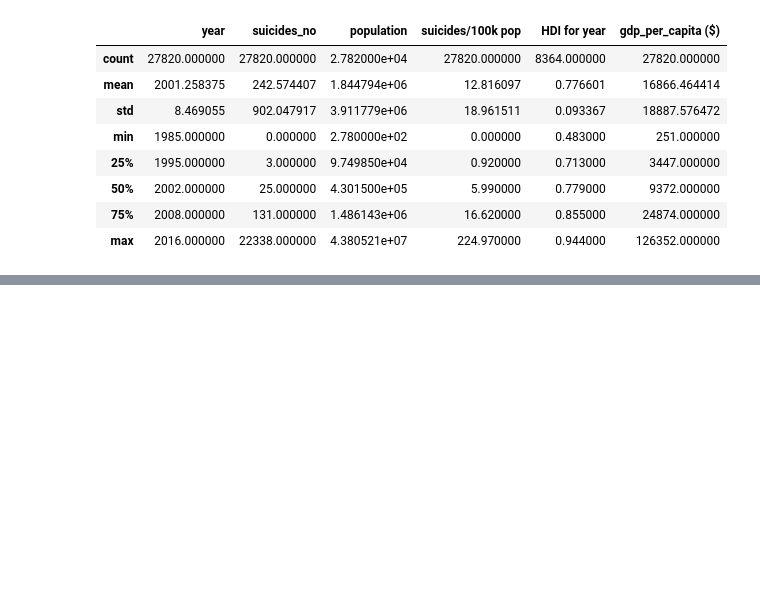
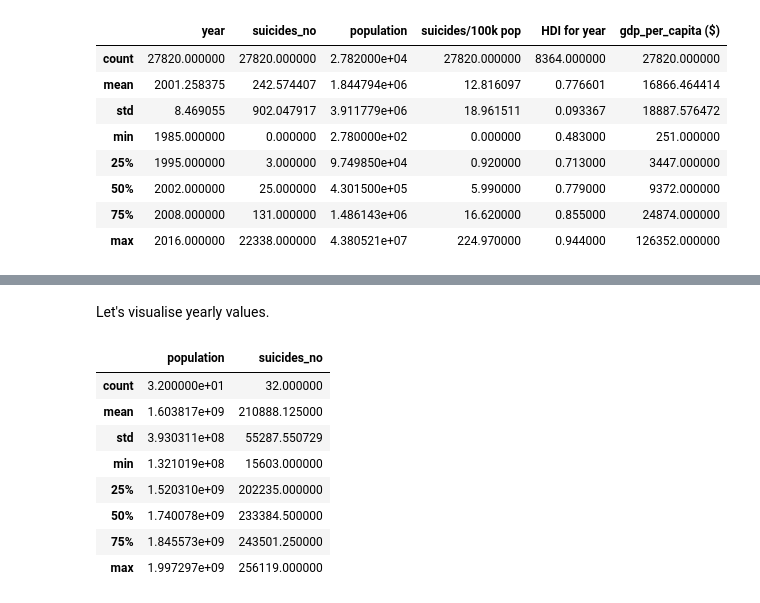
Before and after one commit to LukasForst/SAN, a Jupyter notebook: final/suicide_analysis.ipynb, the cells around one changed output, grey strips where cells are left out. Drawn from its saved outputs; the diff is of its cells as text; code cells hidden in the pictures; blank space fills up the shorter version.

```diff
--- a/final/suicide_analysis.ipynb
+++ b/final/suicide_analysis.ipynb
@@ -42,0 +66,2 @@ data.describe()
+# %%
+data = data.drop('HDI for year', axis=1)
@@ -42,0 +77,15 @@ data.describe()
+# %% [markdown]
+Let's visualise yearly values.
+# %%
+yearly =  data[['year', 'suicides_no', 'population']].groupby('year').agg({'population':'sum', 'suicides_no':'sum'})
+yearly.describe()
+# %% [output]
+|  | population | suicides_no |
+| count | 3.200000e+01 | 32.000000 |
+| mean | 1.603817e+09 | 210888.125000 |
+| std | 3.930311e+08 | 55287.550729 |
+| min | 1.321019e+08 | 15603.000000 |
+| 25% | 1.520310e+09 | 202235.000000 |
+| 50% | 1.740078e+09 | 233384.500000 |
+| 75% | 1.845573e+09 | 243501.250000 |
+| max | 1.997297e+09 | 256119.000000 |
```
Also changed, not shown: parts of 11 cells of this notebook.
